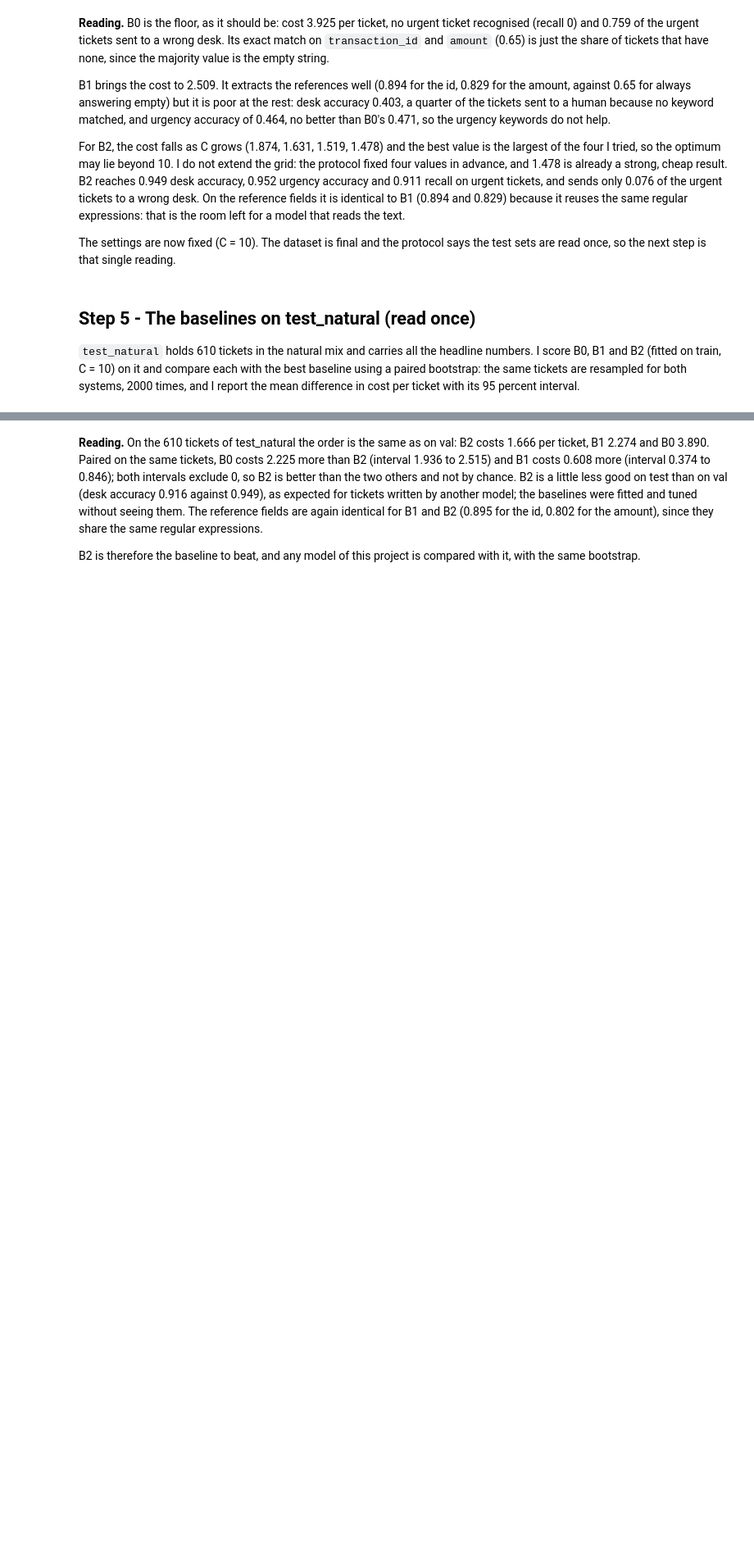
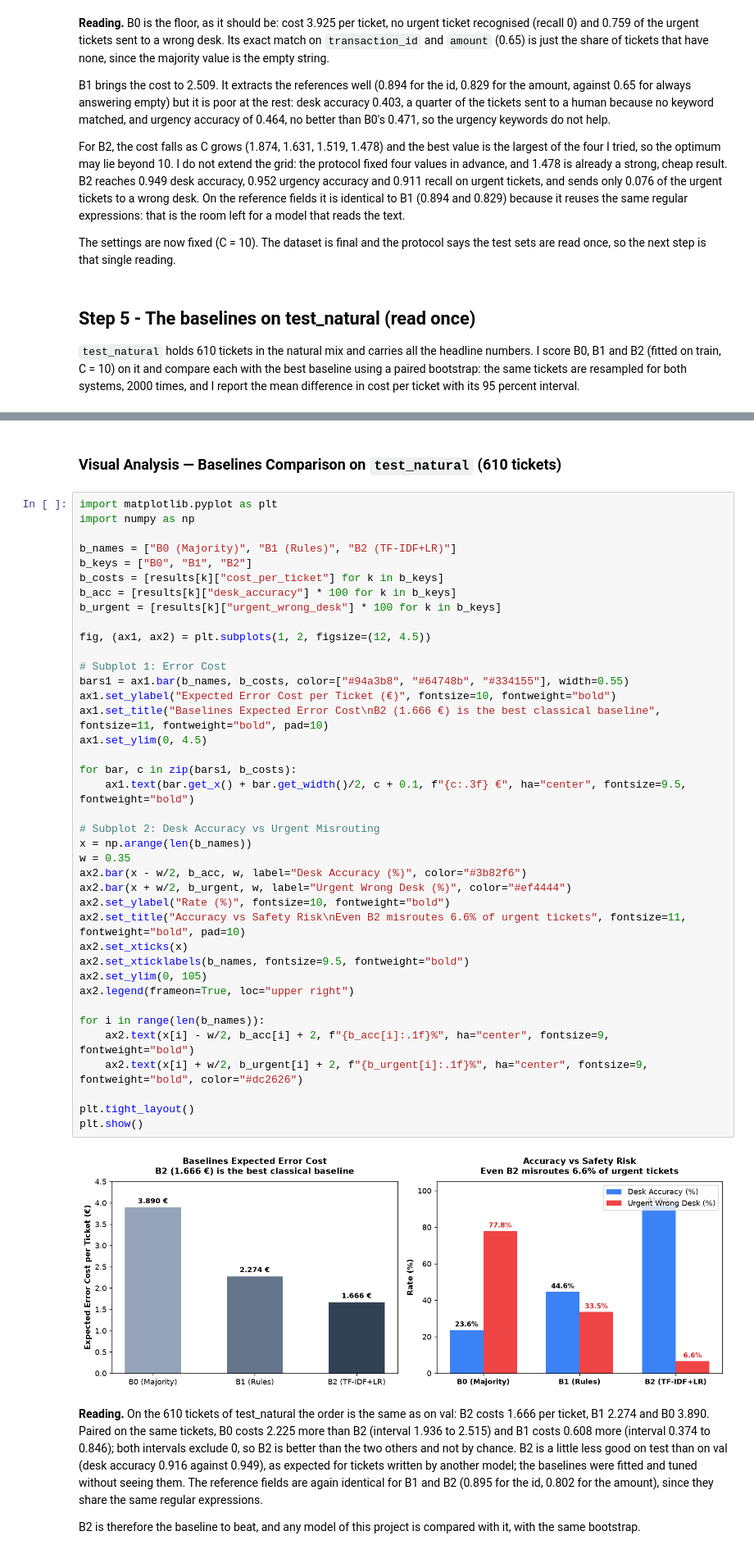
Before and after one commit to Xenodion/data-ai-product-to-delivery-navy, a Jupyter notebook: finetuned_llm_classifier/notebooks/02_scoring_and_baselines.ipynb, the cells around one changed output, grey strips where cells are left out. Shown at 82% size. Drawn from its saved outputs; the diff is of its cells as text; blank space fills up the shorter version.

```diff
--- a/finetuned_llm_classifier/notebooks/02_scoring_and_baselines.ipynb
+++ b/finetuned_llm_classifier/notebooks/02_scoring_and_baselines.ipynb
@@ -142,5 +173,48 @@ for name in ("B0", "B1"):
 cost B0 - B2: 2.225  95% interval [1.936, 2.515]
 cost B1 - B2: 0.608  95% interval [0.374, 0.846]
+# %% [markdown]
+### Visual Analysis — Baselines Comparison on `test_natural` (610 tickets)
+# %%
+import matplotlib.pyplot as plt
+import numpy as np
+
+b_names = ["B0 (Majority)", "B1 (Rules)", "B2 (TF-IDF+LR)"]
+b_keys = ["B0", "B1", "B2"]
+b_costs = [results[k]["cost_per_ticket"] for k in b_keys]
+b_acc = [results[k]["desk_accuracy"] * 100 for k in b_keys]
+b_urgent = [results[k]["urgent_wrong_desk"] * 100 for k in b_keys]
+
+fig, (ax1, ax2) = plt.subplots(1, 2, figsize=(12, 4.5))
+
+# Subplot 1: Error Cost
+bars1 = ax1.bar(b_names, b_costs, color=["#94a3b8", "#64748b", "#334155"], width=0.55)
+ax1.set_ylabel("Expected Error Cost per Ticket (€)", fontsize=10, fontweight="bold")
+ax1.set_title("Baselines Expected Error Cost\nB2 (1.666 €) is the best classical baseline", fontsize=11, fontweight="bold", pad=10)
+ax1.set_ylim(0, 4.5)
+
+for bar, c in zip(bars1, b_costs):
+    ax1.text(bar.get_x() + bar.get_width()/2, c + 0.1, f"{c:.3f} €", ha="center", fontsize=9.5, fontweight="bold")
+
+# Subplot 2: Desk Accuracy vs Urgent Misrouting
+x = np.arange(len(b_names))
+w = 0.35
+ax2.bar(x - w/2, b_acc, w, label="Desk Accuracy (%)", color="#3b82f6")
+ax2.bar(x + w/2, b_urgent, w, label="Urgent Wrong Desk (%)", color="#ef4444")
+ax2.set_ylabel("Rate (%)", fontsize=10, fontweight="bold")
+ax2.set_title("Accuracy vs Safety Risk\nEven B2 misroutes 6.6% of urgent tickets", fontsize=11, fontweight="bold", pad=10)
+ax2.set_xticks(x)
+ax2.set_xticklabels(b_names, fontsize=9.5, fontweight="bold")
+ax2.set_ylim(0, 105)
+ax2.legend(frameon=True, loc="upper right")
+
+for i in range(len(b_names)):
+    ax2.text(x[i] - w/2, b_acc[i] + 2, f"{b_acc[i]:.1f}%", ha="center", fontsize=9, fontweight="bold")
+    ax2.text(x[i] + w/2, b_urgent[i] + 2, f"{b_urgent[i]:.1f}%", ha="center", fontsize=9, fontweight="bold", color="#dc2626")
+
+plt.tight_layout()
+plt.show()
+# %% [output]
+[figure, added]
 # %% [markdown]
 
 **Reading.** On the 610 tickets of test_natural the order is the same as on val: B2 costs 1.666 per ticket, B1 2.274 and B0 3.890. Paired on the same tickets, B0 costs 2.225 more than B2 (interval 1.936 to 2.515) and B1 costs 0.608 more (interval 0.374 to 0.846); both intervals exclude 0, so B2 is better than the two others and not by chance. B2 is a little less good on test than on val (desk accuracy 0.916 against 0.949), as expected for tickets written by another model; the baselines were fitted and tuned without seeing them. The reference fields are again identical for B1 and B2 (0.895 for the id, 0.802 for the amount), since they share the same regular expressions.
```
Also changed, not shown: parts of 7 cells of this notebook, 4 other files.
